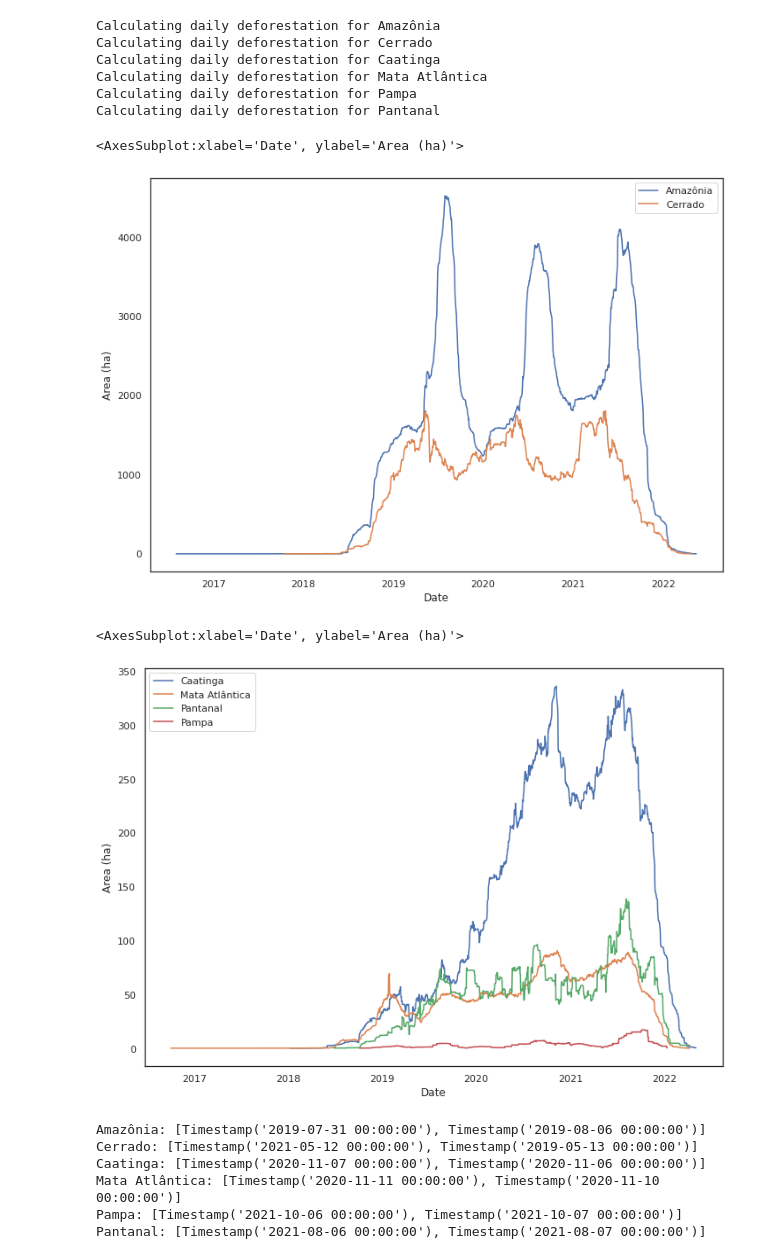
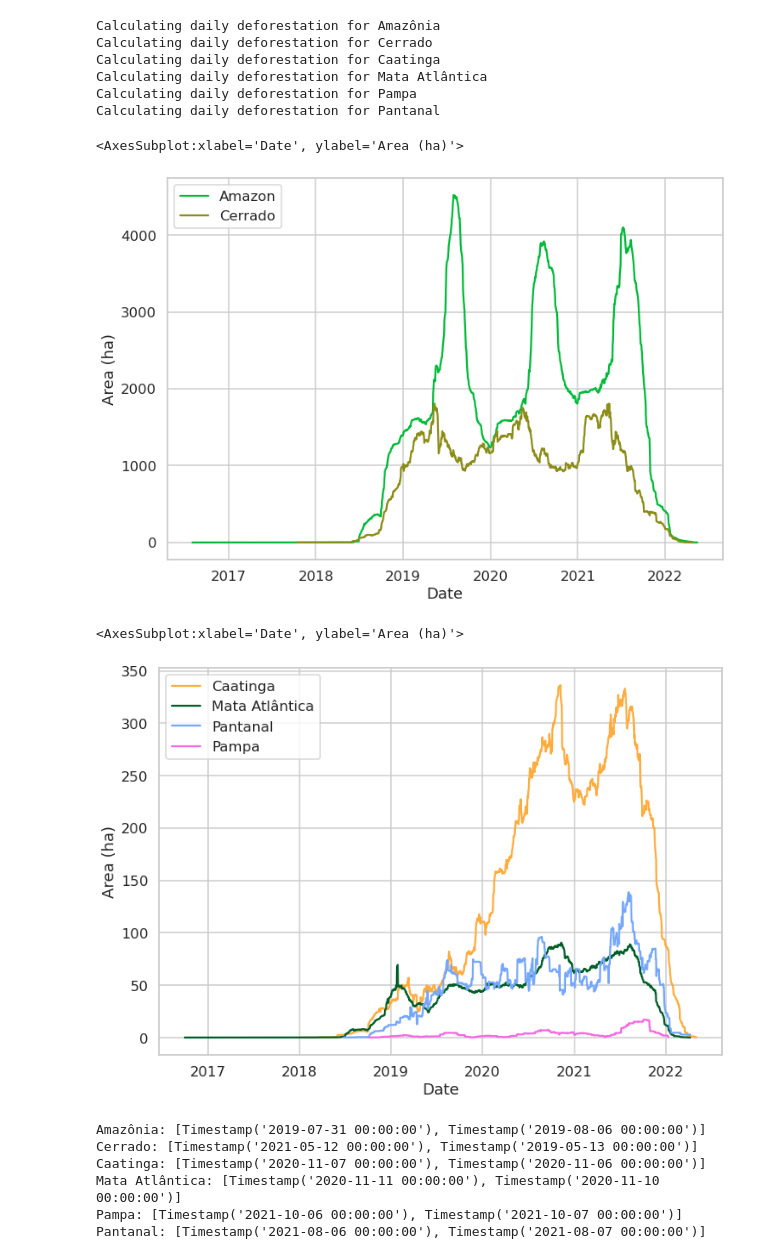
Before and after one commit to leandroleal/mapbiomas-alerta-analysis, a Jupyter notebook: validated_alerts_2021.ipynb, the cells around one changed output. Drawn from its saved outputs; the diff is of its cells as text; code cells hidden in the pictures.

Commit message:
Daily deforestation plots

```diff
--- a/validated_alerts_2021.ipynb
+++ b/validated_alerts_2021.ipynb
@@ -318,5 +317,7 @@ df_speed = deforestation_speed(validated)
 # %%
-sns.set(rc={'figure.figsize':(11.7,8.27)})
-sns.set_style("white")
-sns.lineplot(x='Date', y='Area (ha)', data=df_speed, label='Brazil', marker='', linestyle='-')
+fig, ax = plt.subplots()
+sns.set(rc={'figure.figsize':(11.7,8.27)}, font_scale=2)
+sns.set_context("talk")
+sns.set_style("whitegrid")
+g = sns.lineplot(x='Date', y='Area (ha)', data=df_speed_br, label='Brazil', marker='', linestyle='-', color='red')
 # %% [output]
@@ -353,23 +348,28 @@ Calculating daily deforestation for Mata Atlântica
 Calculating daily deforestation for Pampa
 Calculating daily deforestation for Pantanal
 # %%
-sns.set(rc={'figure.figsize':(11.7,8.27)})
-sns.set_style("white")
-sns.lineplot(x='Date', y='Area (ha)', data=df_speed['Amazônia'], label='Amazônia', marker='', linestyle='-')
-sns.lineplot(x='Date', y='Area (ha)', data=df_speed['Cerrado'], label='Cerrado', marker='', linestyle='-')
+fig, ax = plt.subplots()
+
+sns.set(rc={'figure.figsize':(11.7,8.27)}, font_scale=2)
+sns.set_context("talk")
+sns.set_style("whitegrid")
+sns.lineplot(x='Date', y='Area (ha)', data=df_speed['Amazônia'], label='Amazon', marker='', linestyle='-', color='#00ba38')
+sns.lineplot(x='Date', y='Area (ha)', data=df_speed['Cerrado'], label='Cerrado', marker='', linestyle='-', color='#8c8d16')
 # %% [output]
 <AxesSubplot:xlabel='Date', ylabel='Area (ha)'>
-[figure, old version]
+[figure, new version]
 # %%
-sns.set(rc={'figure.figsize':(11.7,8.27)})
-sns.set_style("white")
-sns.lineplot(x='Date', y='Area (ha)', data=df_speed['Caatinga'], label='Caatinga', marker='', linestyle='-')
-sns.lineplot(x='Date', y='Area (ha)', data=df_speed['Mata Atlântica'], label='Mata Atlântica', marker='', linestyle='-')
-sns.lineplot(x='Date', y='Area (ha)', data=df_speed['Pantanal'], label='Pantanal', marker='', linestyle='-')
-sns.lineplot(x='Date', y='Area (ha)', data=df_speed['Pampa'], label='Pampa', marker='', linestyle='-')
+fig, ax = plt.subplots()
+sns.set(rc={'figure.figsize':(11.7,8.27)}, font_scale=2)
+sns.set_context("talk")
+sns.set_style("whitegrid")
+sns.lineplot(x='Date', y='Area (ha)', data=df_speed['Caatinga'], label='Caatinga', marker='', linestyle='-', color='#ffac3e')
+sns.lineplot(x='Date', y='Area (ha)', data=df_speed['Mata Atlântica'], label='Mata Atlântica', marker='', linestyle='-', color='#005f28')
+sns.lineplot(x='Date', y='Area (ha)', data=df_speed['Pantanal'], label='Pantanal', marker='', linestyle='-', color='#74a7fd')
+sns.lineplot(x='Date', y='Area (ha)', data=df_speed['Pampa'], label='Pampa', marker='', linestyle='-', color='#f569e3')
 # %% [output]
 <AxesSubplot:xlabel='Date', ylabel='Area (ha)'>
-[figure, old version]
+[figure, new version]
 # %%
 for key in df_speed.keys():
     dates = list(df_speed[key].sort_values('Area (ha)',ascending=False)[0:2]['Date'])
```
Also changed, not shown: parts of 5 cells of this notebook.
